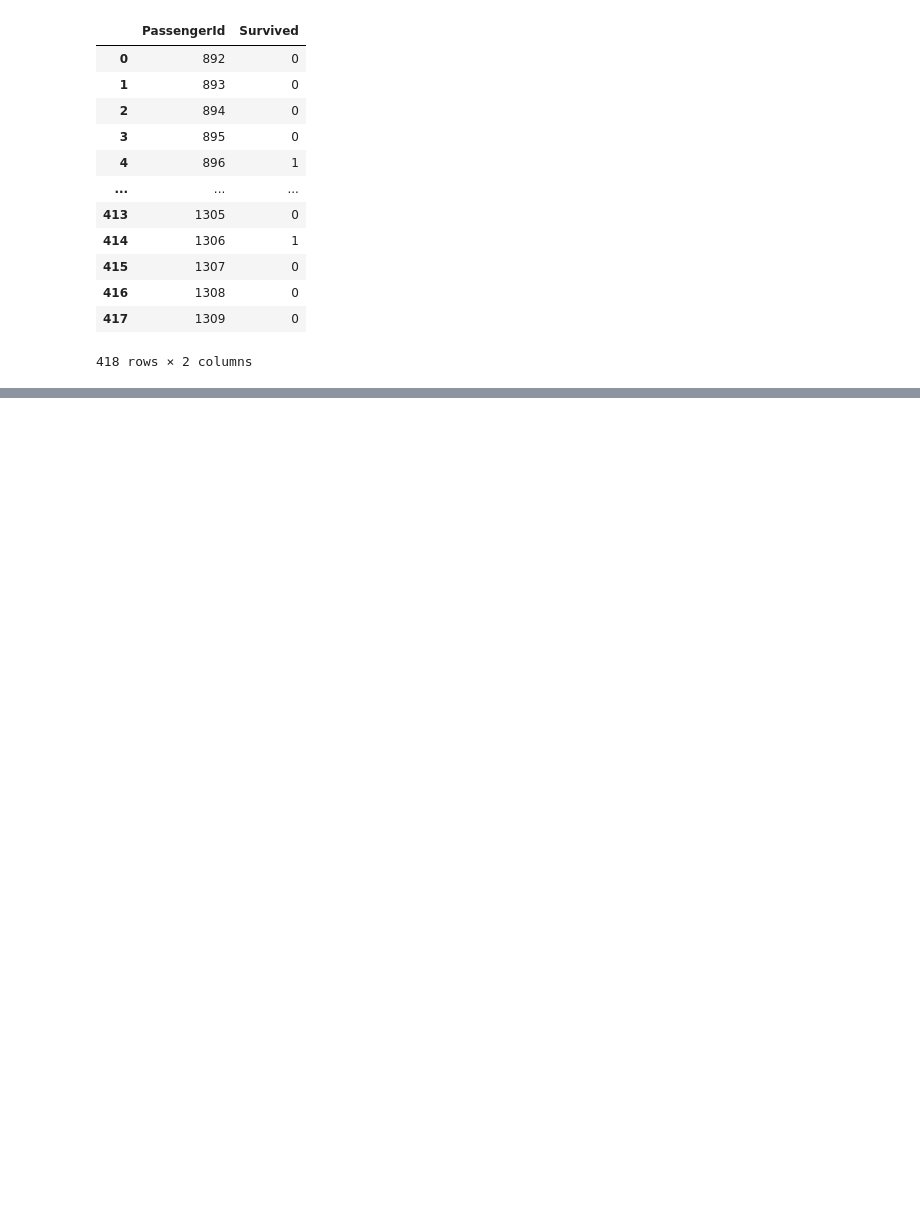
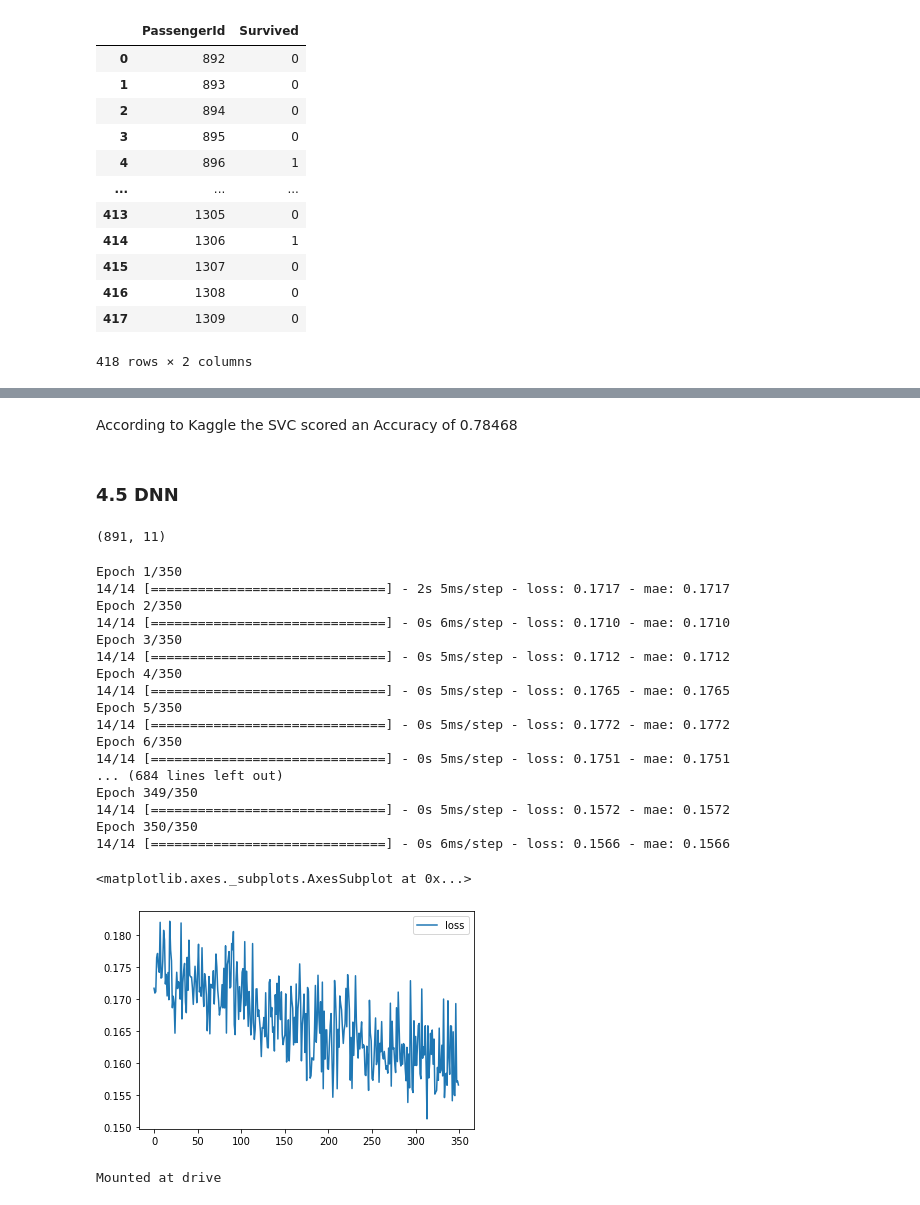
Before and after one commit to KonstantinQuant/kaggle-comps, a Jupyter notebook: titanic/titanic_classification.ipynb, the cells around one changed output, grey strips where cells are left out. Drawn from its saved outputs; the diff is of its cells as text; code cells hidden in the pictures; blank space fills up the shorter version.

```diff
--- a/titanic/titanic_classification.ipynb
+++ b/titanic/titanic_classification.ipynb
@@ -198,0 +249,5 @@ logistic_submission
+# %%
+neigh = KNeighborsClassifier(n_neighbors=13)
+neigh.fit(X_train, y_train)
+
+y_pred_neigh = neigh.predict(X_test)
@@ -198,0 +284,5 @@ logistic_submission
+# %%
+clfs = make_pipeline(StandardScaler(), SVC(gamma='auto'))
+clfs.fit(X_train, y_train)
+
+y_pred_svm = clfs.predict(X_test)
@@ -198,0 +309,57 @@ logistic_submission
+# %% [markdown]
+According to Kaggle the SVC scored an Accuracy of 0.78468
+# %% [markdown]
+### 4.5 DNN
+# %%
+X_train.shape
+# %% [output]
+(891, 11)
+# %%
+model = keras.Sequential([
+    layers.BatchNormalization(input_shape=[11]),
+    layers.Dense(128, activation='relu'),
+    layers.BatchNormalization(),
+    layers.Dropout(.3),
+    layers.Dense(128, activation='relu'),
+    layers.BatchNormalization(),
+    layers.Dropout(.3),
+    layers.Dense(128, activation='relu'),
+    layers.BatchNormalization(),
+    layers.Dense(1, activation='sigmoid')
+])
+# %%
+model.compile(
+    optimizer='sgd',
+    loss='mae',
+    metrics=['mae'],
+)
+EPOCHS = 350
+history = model.fit(
+    X_train, y_train,
+    batch_size=64,
+    epochs=EPOCHS,
+    verbose=1,
+)
+
+history_df = pd.DataFrame(history.history)
+history_df.loc[0:, ['loss']].plot()
+# %% [output]
+Epoch 1/350
+14/14 [==============================] - 2s 5ms/step - loss: 0.1717 - mae: 0.1717
+Epoch 2/350
+14/14 [==============================] - 0s 6ms/step - loss: 0.1710 - mae: 0.1710
+Epoch 3/350
+14/14 [==============================] - 0s 5ms/step - loss: 0.1712 - mae: 0.1712
+Epoch 4/350
+14/14 [==============================] - 0s 5ms/step - loss: 0.1765 - mae: 0.1765
+Epoch 5/350
+14/14 [==============================] - 0s 5ms/step - loss: 0.1772 - mae: 0.1772
+Epoch 6/350
+14/14 [==============================] - 0s 5ms/step - loss: 0.1751 - mae: 0.1751
+... (684 lines left out)
+Epoch 349/350
+14/14 [==============================] - 0s 5ms/step - loss: 0.1572 - mae: 0.1572
+Epoch 350/350
+14/14 [==============================] - 0s 6ms/step - loss: 0.1566 - mae: 0.1566
+<matplotlib.axes._subplots.AxesSubplot at 0x...>
+[figure, added]
@@ -198,0 +376,4 @@ logistic_submission
+# %%
+dnn_submission = make_submission(y_pred_nn)
+# %% [output]
+Mounted at drive
```
Also changed, not shown: parts of 24 cells of this notebook.
